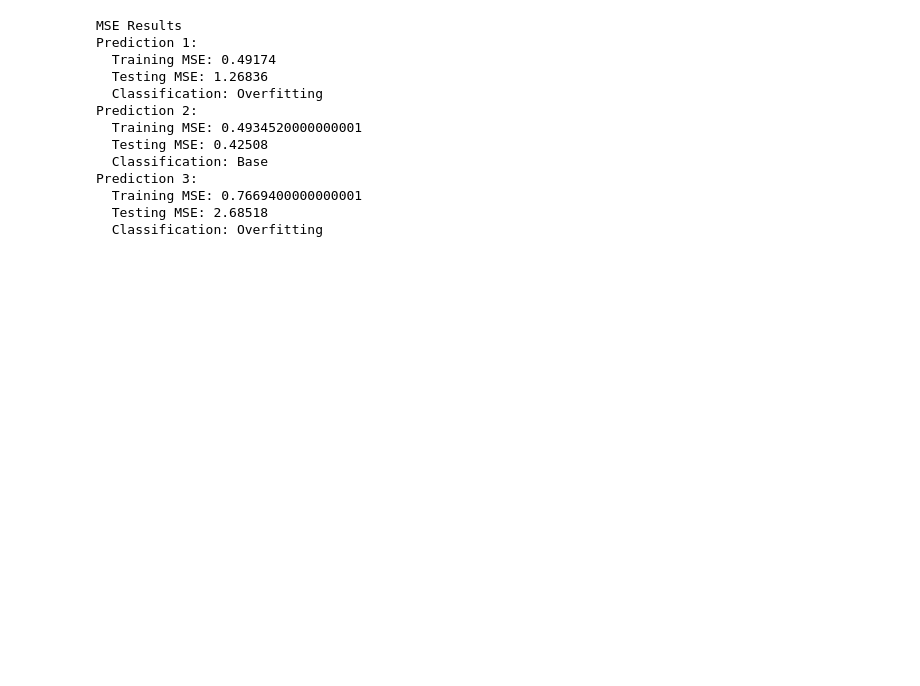
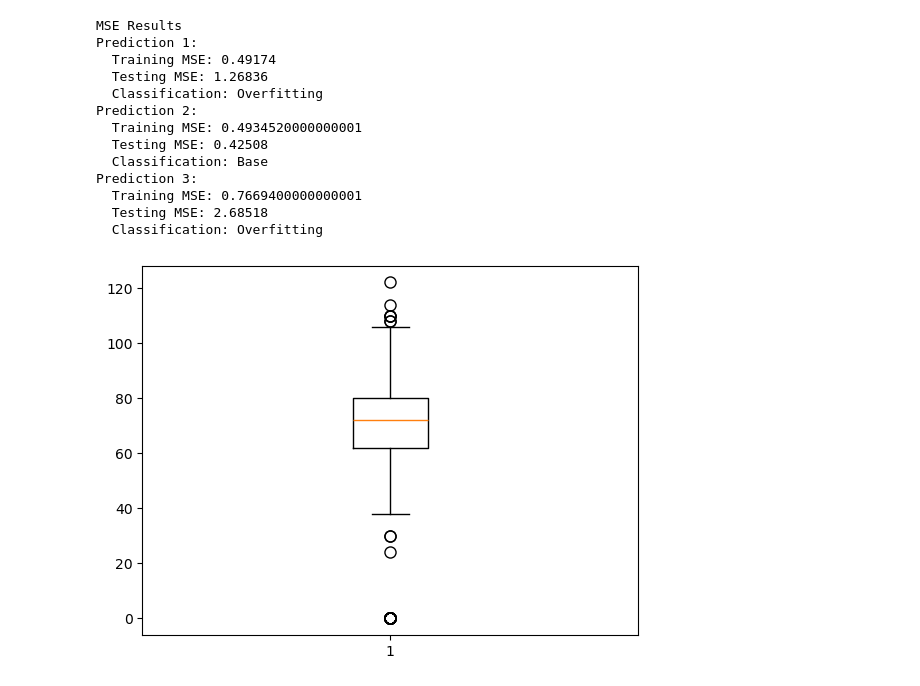
Before and after one commit to tkmnbr/ECS171, a Jupyter notebook: hw1/homework1.ipynb, the cells around one changed output. Cells and saved outputs as stored; diff of their text form; code cells hidden in the pictures; blank space fills up the shorter version.

```diff
--- a/hw1/homework1.ipynb
+++ b/hw1/homework1.ipynb
@@ -227,3 +227,17 @@ Prediction 3:
   Training MSE: 0.7669400000000001
   Testing MSE: 2.68518
   Classification: Overfitting
+# %%
+# 4.1: Box Plot Analysis
+
+import matplotlib.pyplot as plt
+import pandas as pd
+
+data = pd.read_csv('diabetes.csv')
+
+flierprops = dict(marker='o', color='red', markersize=8)
+
+plt.boxplot(data['BloodPressure'], flierprops=flierprops)
+plt.show()
+# %% [output]
+[figure, added]
```
Also changed, not shown: parts of 1 cell of this notebook.
